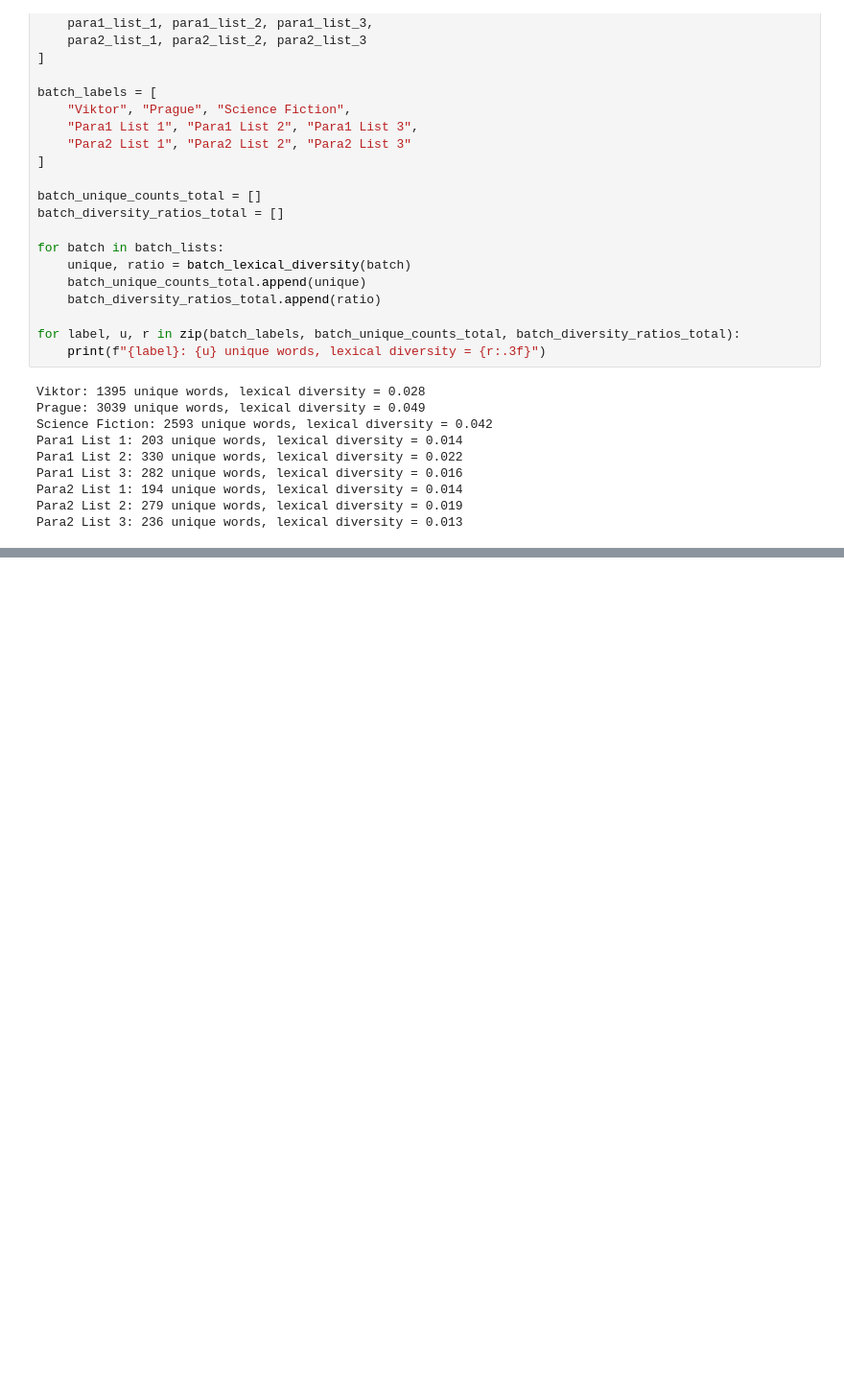
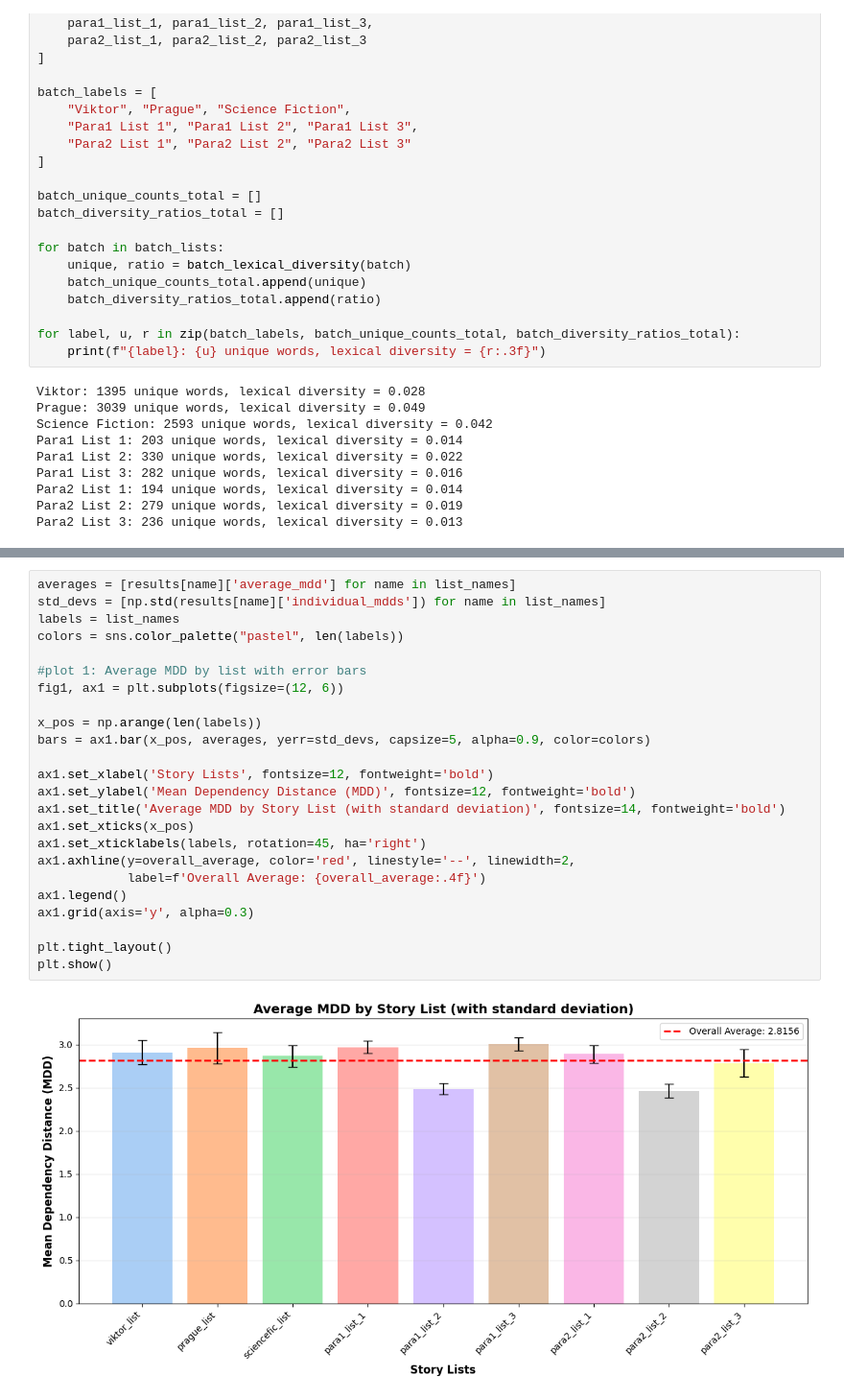
Before and after one commit to joaocnvdias/mech-i-coherence, a Jupyter notebook: vector-fields/development/prompt-v-paraphrase.ipynb, the cells around one changed output, grey strips where cells are left out. Shown at 96% size. Cells and saved outputs as stored; diff of their text form; blank space fills up the shorter version.

Commit message:
feat(prompt-v-paraphrase): syntactic complexity - mean dependency distance - plots

```diff
--- a/vector-fields/development/prompt-v-paraphrase.ipynb
+++ b/vector-fields/development/prompt-v-paraphrase.ipynb
@@ -457,0 +544,26 @@ Para2 List 3: 236 unique words, lexical diversity = 0.013
+# %%
+averages = [results[name]['average_mdd'] for name in list_names]
+std_devs = [np.std(results[name]['individual_mdds']) for name in list_names]
+labels = list_names
+colors = sns.color_palette("pastel", len(labels))
+
+#plot 1: Average MDD by list with error bars
+fig1, ax1 = plt.subplots(figsize=(12, 6))
+
+x_pos = np.arange(len(labels))
+bars = ax1.bar(x_pos, averages, yerr=std_devs, capsize=5, alpha=0.9, color=colors)
+
+ax1.set_xlabel('Story Lists', fontsize=12, fontweight='bold')
+ax1.set_ylabel('Mean Dependency Distance (MDD)', fontsize=12, fontweight='bold')
+ax1.set_title('Average MDD by Story List (with standard deviation)', fontsize=14, fontweight='bold')
+ax1.set_xticks(x_pos)
+ax1.set_xticklabels(labels, rotation=45, ha='right')
+ax1.axhline(y=overall_average, color='red', linestyle='--', linewidth=2,
+            label=f'Overall Average: {overall_average:.4f}')
+ax1.legend()
+ax1.grid(axis='y', alpha=0.3)
+
+plt.tight_layout()
+plt.show()
+# %% [output]
+[figure, added]
```
Also changed, not shown: parts of 4 cells of this notebook.
